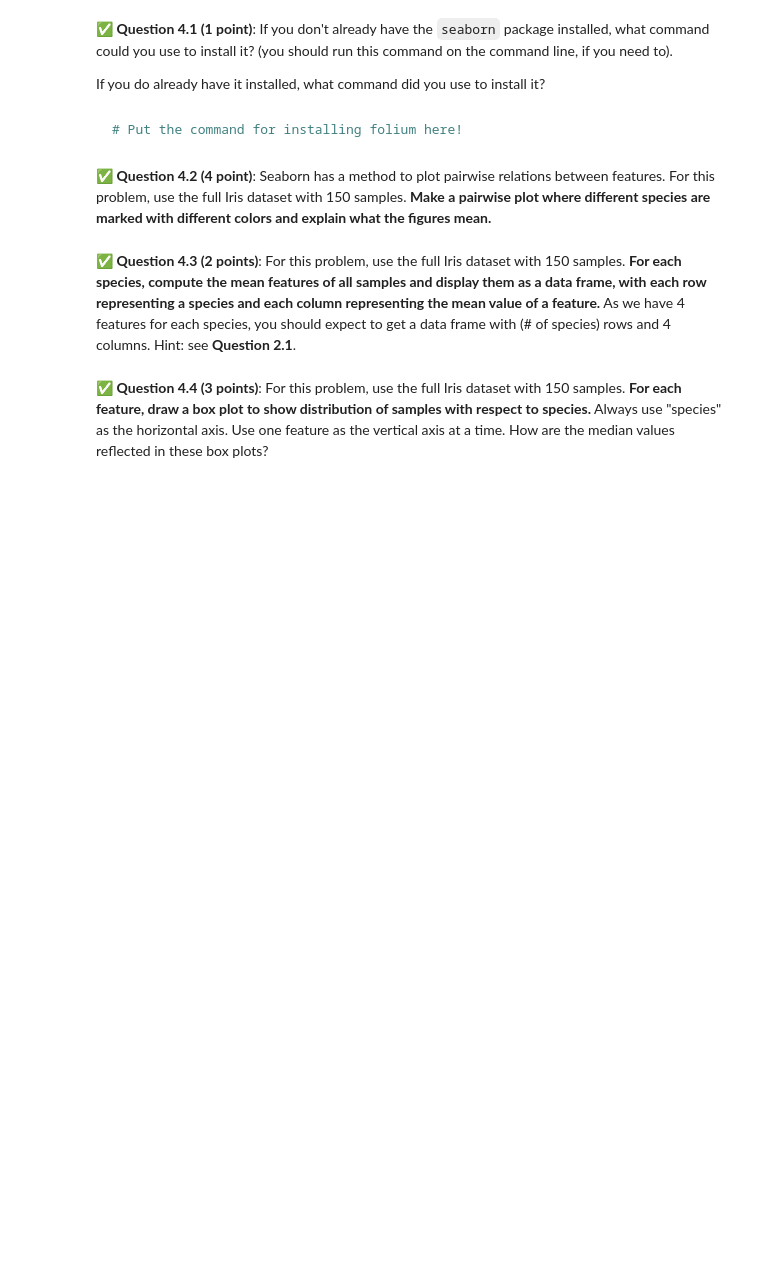
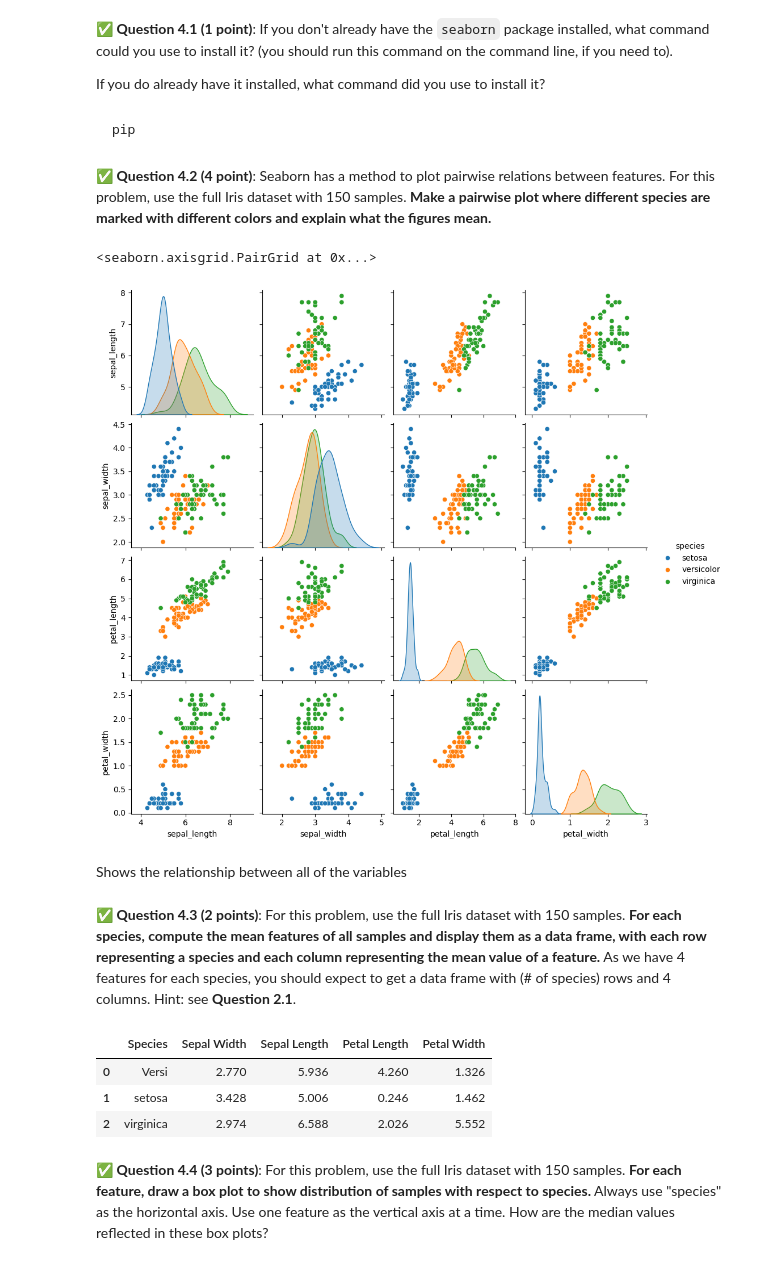
Before and after one commit to Jacob-Gross04/cmse202-s24-turnin, a Jupyter notebook: HW01/HW-01_GitPracticeDebuggingPythonPackagesAndClasses-STUDENT (1) (1).ipynb, the cells around one changed output. Drawn from its saved outputs; the diff is of its cells as text; code cells hidden in the pictures; blank space fills up the shorter version.

````diff
--- a/HW01/HW-01_GitPracticeDebuggingPythonPackagesAndClasses-STUDENT (1) (1).ipynb
+++ b/HW01/HW-01_GitPracticeDebuggingPythonPackagesAndClasses-STUDENT (1) (1).ipynb
@@ -437,7 +436,7 @@ We will use a new Python package `seaborn`. Seaborn is a Python data visualizati
 &#9989; **Question 4.1 (1 point)**: If you don't already have the `seaborn` package installed, what command could you use to install it? (you should run this command on the command line, if you need to).
 
 If you do already have it installed, what command did you use to install it?
-# %% [markdown]
-```bash
-# Put the command for installing folium here!
-```
+# %% [markdown]
+```bash
+pip
+```
@@ -445,5 +446,11 @@ If you do already have it installed, what command did you use to install it?
 &#9989; **Question 4.2 (4 point)**: Seaborn has a method to plot pairwise relations between features. For this problem, use the full Iris dataset with 150 samples. **Make a pairwise plot where different species are marked with different colors and explain what the figures mean.**
 # %%
 ### Put your code here
+sns.pairplot(df, hue= "species")
+# %% [output]
+<seaborn.axisgrid.PairGrid at 0x...>
+[figure, added]
+# %% [markdown]
+Shows the relationship between all of the variables
 # %% [markdown]
 &#9989; **Question 4.3 (2 points)**: For this problem, use the full Iris dataset with 150 samples. **For each species, compute the mean features of all samples and display them as a data frame, with each row representing a species and each column representing the mean value of a feature.** As we have 4 features for each species, you should expect to get a data frame with (# of species) rows and 4 columns. Hint: see **Question 2.1**.
@@ -452,3 +457,33 @@ If you do already have it installed, what command did you use to install it?
+# %%
+### Put your code here
+a = df_versi["sepal_width"].mean()
+b = df_versi["sepal_length"].mean()
+c = df_versi["petal_length"].mean()
+d = df_versi["petal_width"].mean()
+
+df_setosa = df[df["species"] == "setosa"]
+e = df_setosa["sepal_width"].mean()
+f = df_setosa["sepal_length"].mean()
+g = df_setosa["petal_width"].mean()
+h = df_setosa["petal_length"].mean()
+
+df_virginica = df[df["species"] == "virginica"]
+i = df_virginica["sepal_width"].mean()
+j = df_virginica["sepal_length"].mean()
+k = df_virginica["petal_width"].mean()
+l = df_virginica["petal_length"].mean()
+
+new = pd.DataFrame({'Species': ["Versi", "setosa", "virginica"],
+                   'Sepal Width': [a,e,i],
+                   "Sepal Length": [b,f,j],
+                   "Petal Length":[c,g,k],
+                   "Petal Width":[d,h,l]})
+new.head()
+# %% [output]
+|  | Species | Sepal Width | Sepal Length | Petal Length | Petal Width |
+| 0 | Versi | 2.770 | 5.936 | 4.260 | 1.326 |
+| 1 | setosa | 3.428 | 5.006 | 0.246 | 1.462 |
+| 2 | virginica | 2.974 | 6.588 | 2.026 | 5.552 |
 # %% [markdown]
 &#9989; **Question 4.4 (3 points)**: For this problem, use the full Iris dataset with 150 samples. **For each feature, draw a box plot to show distribution of samples with respect to species.** Always use "species" as the horizontal axis. Use one feature as the vertical axis at a time. How are the median values reflected in these box plots?
 # %%
````
Also changed, not shown: parts of 11 cells of this notebook.
